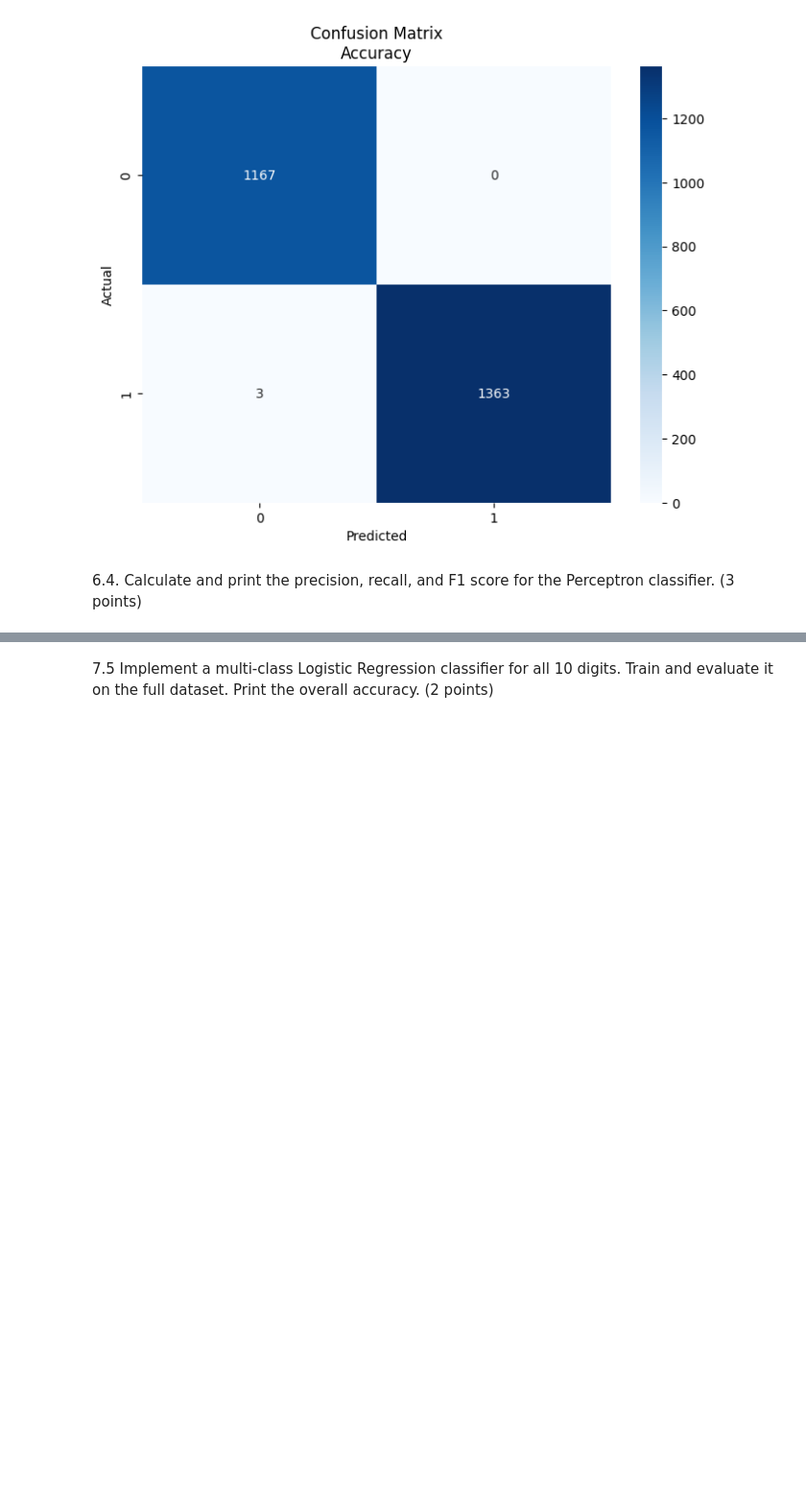
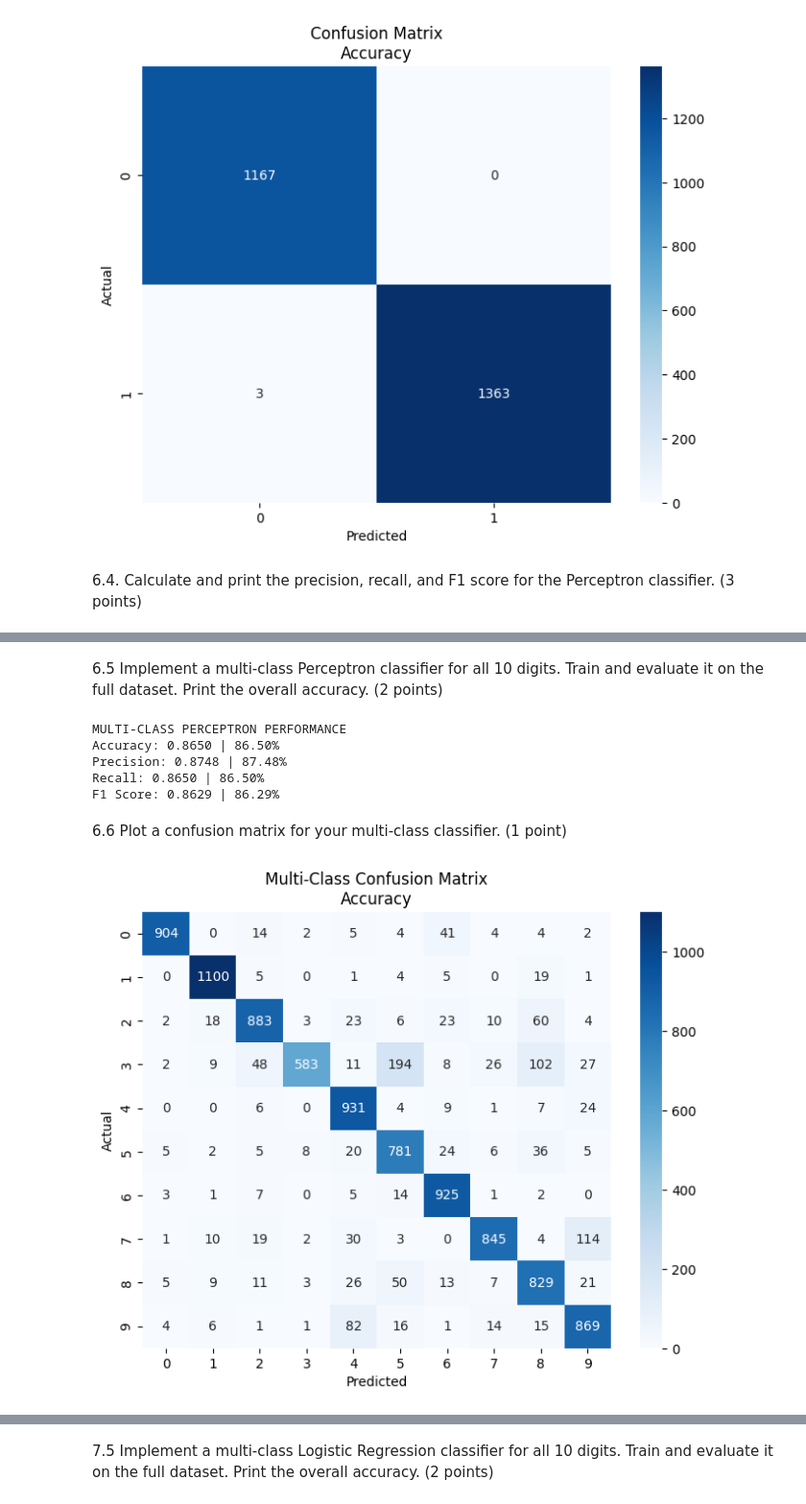
Before and after one commit to SpaceEnthusiast07/UNI, a Jupyter notebook: COM1011 - Machine Learning/Coursework/CW1/COM1011-750032575.ipynb, the cells around one changed output, grey strips where cells are left out. Shown at 96% size. Drawn from its saved outputs; the diff is of its cells as text; code cells hidden in the pictures; blank space fills up the shorter version.

```diff
--- a/COM1011 - Machine Learning/Coursework/CW1/COM1011-750032575.ipynb
+++ b/COM1011 - Machine Learning/Coursework/CW1/COM1011-750032575.ipynb
@@ -861,0 +899,60 @@ plt.show()
+# %% [markdown]
+ 6.5 Implement a multi-class Perceptron classifier for all 10 digits. Train and evaluate it on the full dataset. Print the overall accuracy. (2 points)
+# %%
+# Answers here
+# Main dataset already split up into train and test pairs
+# Training sets: "featuresMnistTrain" and "labelsMnistTrain"
+# Testing sets: "featuresMnistTest" and "labelsMnistTest"
+
+# Replace all missing values with 0
+featuresMnistTrain.fillna(0, inplace=True)
+featuresMnistTest.fillna(0, inplace=True)
+
+# Create the mutli-class perceptron
+# The perceptron class automatically handels multiple classes
+perceptron = Perceptron(
+    max_iter=1000,
+    random_state=42,
+    tol=1e-3
+)
+# Fit the perceptron on the training data
+perceptron.fit(featuresMnistTrain, labelsMnistTrain.iloc[:,0])
+
+# Make the predictions based on the test dataset
+predictions = perceptron.predict(featuresMnistTest)
+
+# Calculate all the metrics
+# "average='weighted'" used if the classes are balenced
+accuracy = accuracy_score(labelsMnistTest, predictions)
+precision = precision_score(labelsMnistTest, predictions, average="weighted")
+recall = recall_score(labelsMnistTest, predictions, average="weighted")
+f1 = f1_score(labelsMnistTest, predictions, average="weighted")
+
+# Output the metrics for the multi-class perceptron
+print("MULTI-CLASS PERCEPTRON PERFORMANCE")
+print(f"Accuracy: {accuracy:.4f} | {accuracy:.2%}")
+print(f"Precision: {precision:.4f} | {precision:.2%}")
+print(f"Recall: {recall:.4f} | {recall:.2%}")
+print(f"F1 Score: {f1:.4f} | {f1:.2%}")
+# %% [output]
+MULTI-CLASS PERCEPTRON PERFORMANCE
+Accuracy: 0.8650 | 86.50%
+Precision: 0.8748 | 87.48%
+Recall: 0.8650 | 86.50%
+F1 Score: 0.8629 | 86.29%
+# %% [markdown]
+ 6.6 Plot a confusion matrix for your multi-class classifier. (1 point)
+# %%
+# Answers here
+# Calculate the confusion matrix
+cm = confusion_matrix(labelsMnistTest, predictions)
+
+# Plot the confusion matrix
+plt.figure(figsize=(8,6))
+sns.heatmap(cm, annot=True, fmt="d", cmap="Blues", xticklabels=range(10), yticklabels=range(10))
+plt.xlabel("Predicted")
+plt.ylabel("Actual")
+plt.title("Multi-Class Confusion Matrix\nAccuracy")
+plt.show()
+# %% [output]
+[figure, added]
```
Also changed, not shown: parts of 13 cells of this notebook.
